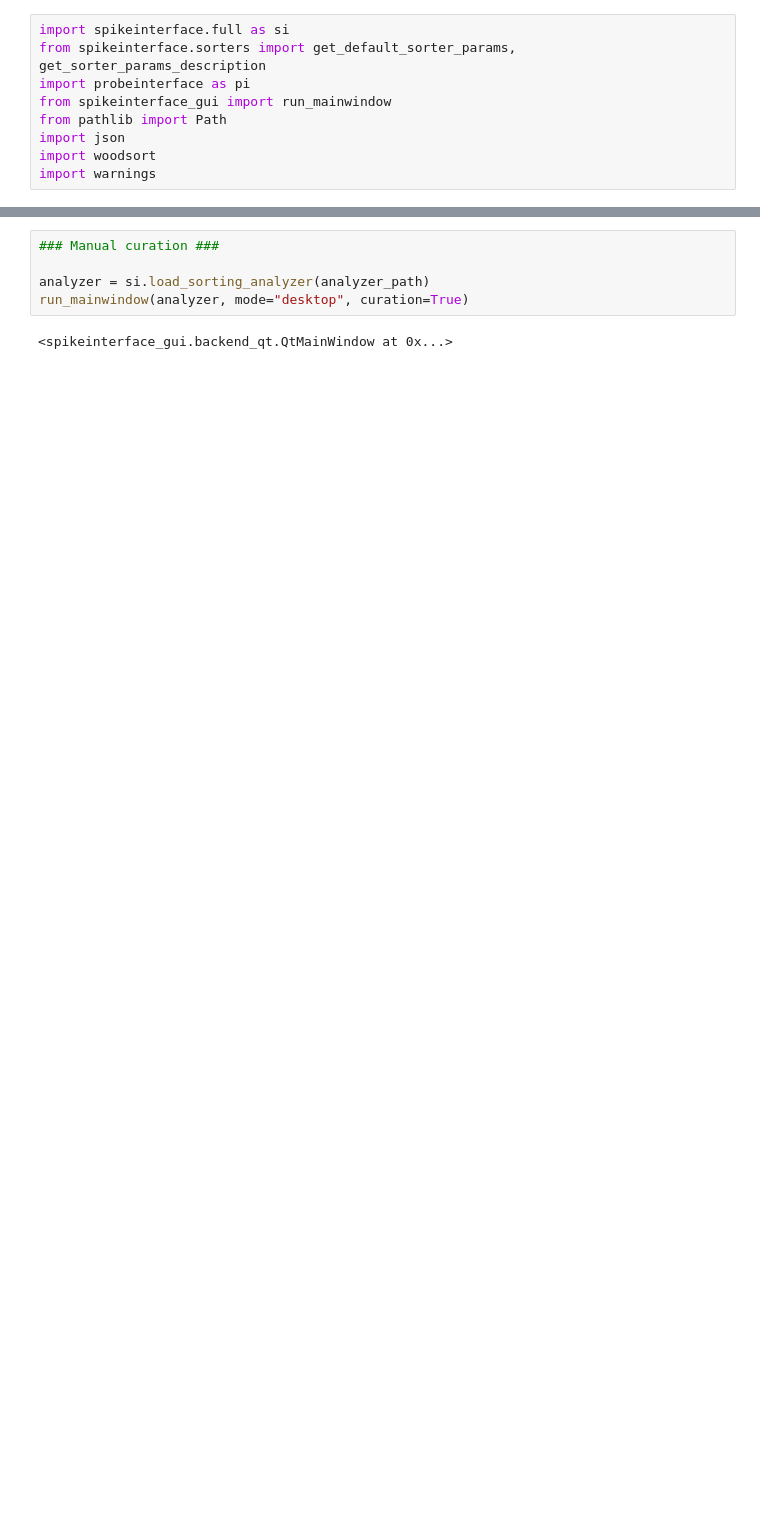
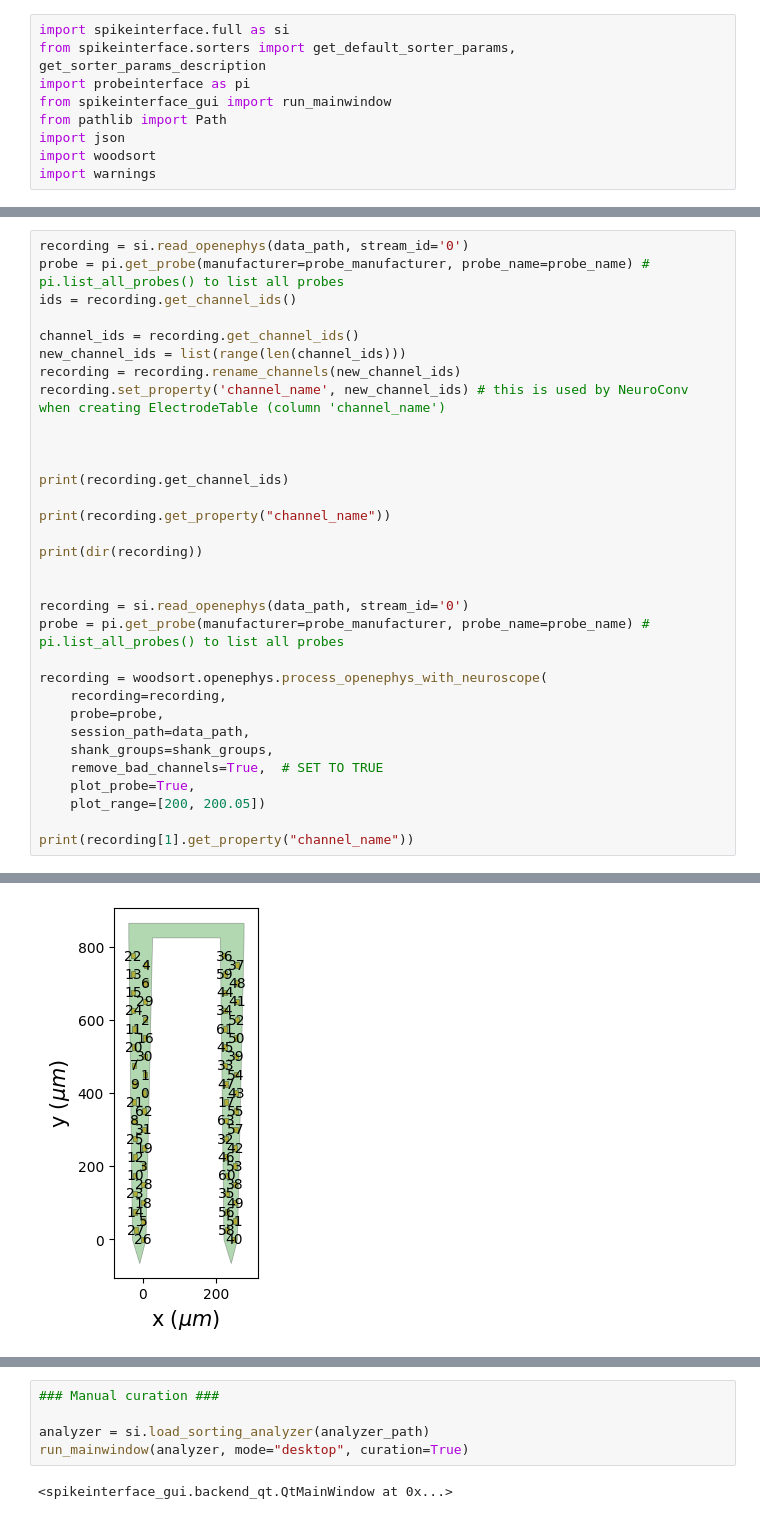
Before and after one commit to Wood-Dudchenko-lab/woodsort, a Jupyter notebook: pipelines_sorting/Pipeline_H7100.ipynb, the cells around one changed output, grey strips where cells are left out. Cells and saved outputs as stored; diff of their text form; blank space fills up the shorter version.

```diff
--- a/pipelines_sorting/Pipeline_H7100.ipynb
+++ b/pipelines_sorting/Pipeline_H7100.ipynb
@@ -56,3 +59,36 @@ si.set_global_job_kwargs(n_jobs=n_jobs)
 warnings.filterwarnings("ignore", category=UserWarning)
 warnings.filterwarnings("ignore", category=DeprecationWarning)
 warnings.filterwarnings("ignore", category=FutureWarning)
+# %%
+recording = si.read_openephys(data_path, stream_id='0')
+probe = pi.get_probe(manufacturer=probe_manufacturer, probe_name=probe_name) # pi.list_all_probes() to list all probes
+ids = recording.get_channel_ids()
+
+channel_ids = recording.get_channel_ids()
+new_channel_ids = list(range(len(channel_ids)))
+recording = recording.rename_channels(new_channel_ids)
+recording.set_property('channel_name', new_channel_ids) # this is used by NeuroConv when creating ElectrodeTable (column 'channel_name')
+
+
+
+print(recording.get_channel_ids)
+
+print(recording.get_property("channel_name"))
+
+print(dir(recording))
+
+
+recording = si.read_openephys(data_path, stream_id='0')
+probe = pi.get_probe(manufacturer=probe_manufacturer, probe_name=probe_name) # pi.list_all_probes() to list all probes
+
+recording = woodsort.openephys.process_openephys_with_neuroscope(
+    recording=recording,
+    probe=probe,
+    session_path=data_path,
+    shank_groups=shank_groups,
+    remove_bad_channels=True,  # SET TO TRUE
+    plot_probe=True,
+    plot_range=[200, 200.05])
+
+print(recording[1].get_property("channel_name"))
+# %% [output]
@@ -58,0 +111 @@ warnings.filterwarnings("ignore", category=FutureWarning)
+[figure, added]
```
Also changed, not shown: parts of 6 cells of this notebook, 14 other files.
